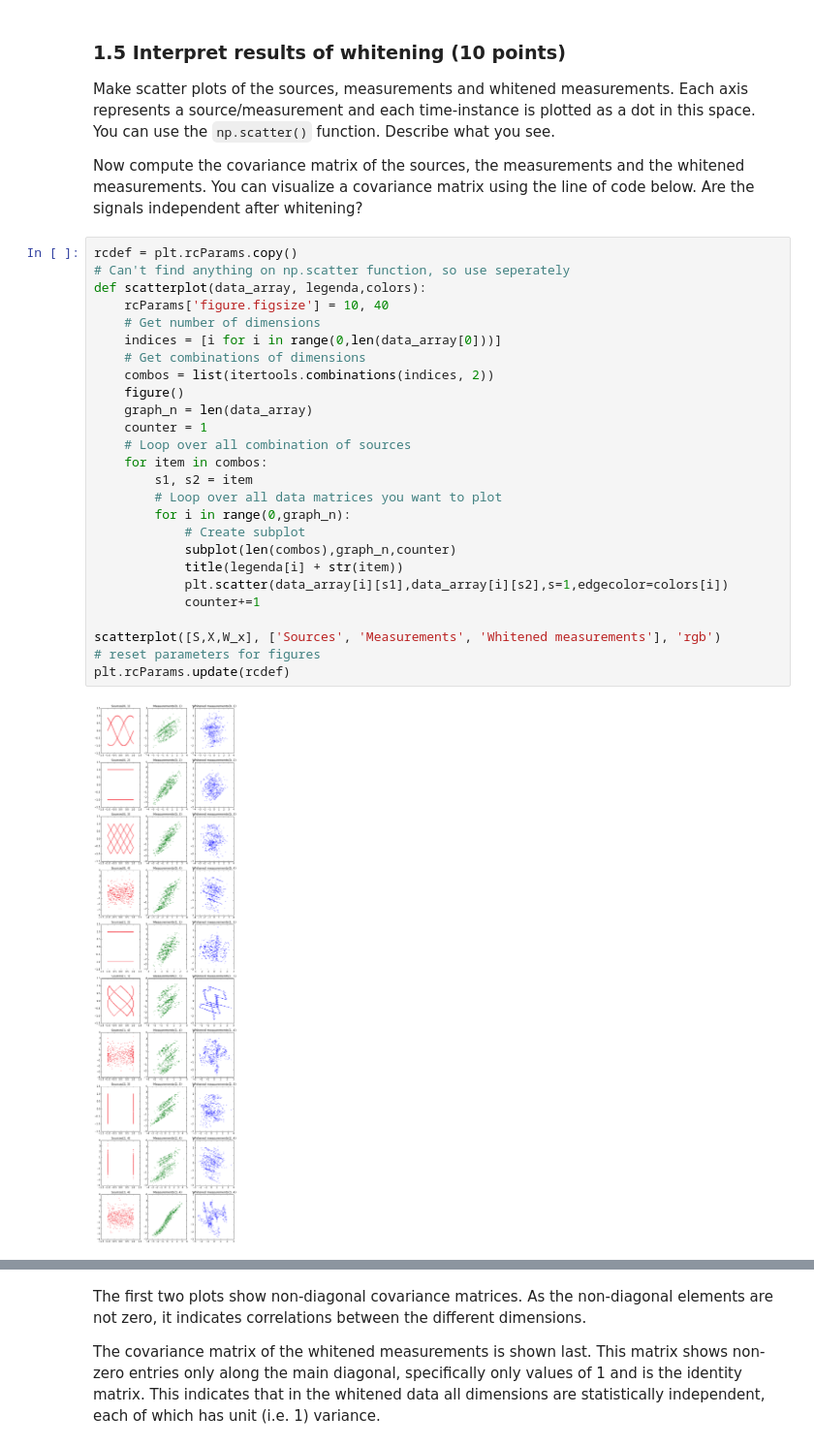
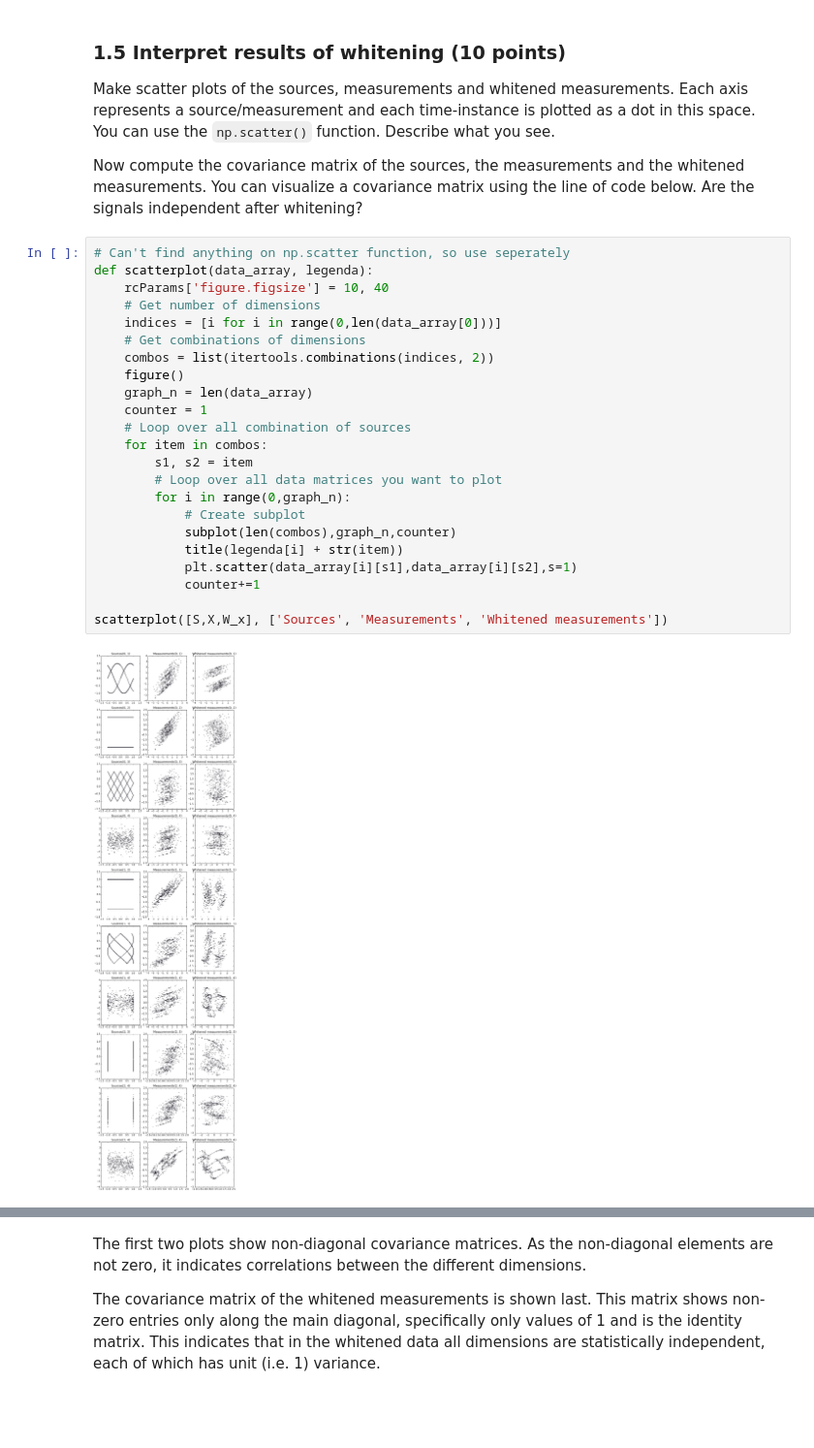
Before and after one commit to sagieske/ml2, a Jupyter notebook: lab1.ipynb, the cells around one changed output, grey strips where cells are left out. Shown: that part at 97% size. Drawn from its saved outputs; the diff is of its cells as text; blank space fills up the shorter version.

```diff
--- a/lab1.ipynb
+++ b/lab1.ipynb
@@ -313,31 +285,28 @@ Make scatter plots of the sources, measurements and whitened measurements. Each
 
 Now compute the covariance matrix of the sources, the measurements and the whitened measurements. You can visualize a covariance matrix using the line of code below. Are the signals independent after whitening?
 # %%
-rcdef = plt.rcParams.copy()
 # Can't find anything on np.scatter function, so use seperately
-def scatterplot(data_array, legenda,colors):
+def scatterplot(data_array, legenda):
     rcParams['figure.figsize'] = 10, 40
     # Get number of dimensions
     indices = [i for i in range(0,len(data_array[0]))]
     # Get combinations of dimensions
     combos = list(itertools.combinations(indices, 2))
     figure()
     graph_n = len(data_array)
     counter = 1
     # Loop over all combination of sources
     for item in combos:
         s1, s2 = item
         # Loop over all data matrices you want to plot
         for i in range(0,graph_n):
             # Create subplot
             subplot(len(combos),graph_n,counter)
             title(legenda[i] + str(item))
-            plt.scatter(data_array[i][s1],data_array[i][s2],s=1,edgecolor=colors[i])
+            plt.scatter(data_array[i][s1],data_array[i][s2],s=1)
             counter+=1
 
-scatterplot([S,X,W_x], ['Sources', 'Measurements', 'Whitened measurements'], 'rgb')
-# reset parameters for figures
-plt.rcParams.update(rcdef)
+scatterplot([S,X,W_x], ['Sources', 'Measurements', 'Whitened measurements'])
 # %% [output]
-[figure, old version]
+[figure, new version]
 # %% [markdown]
```
Also changed, not shown: parts of 19 cells of this notebook.
